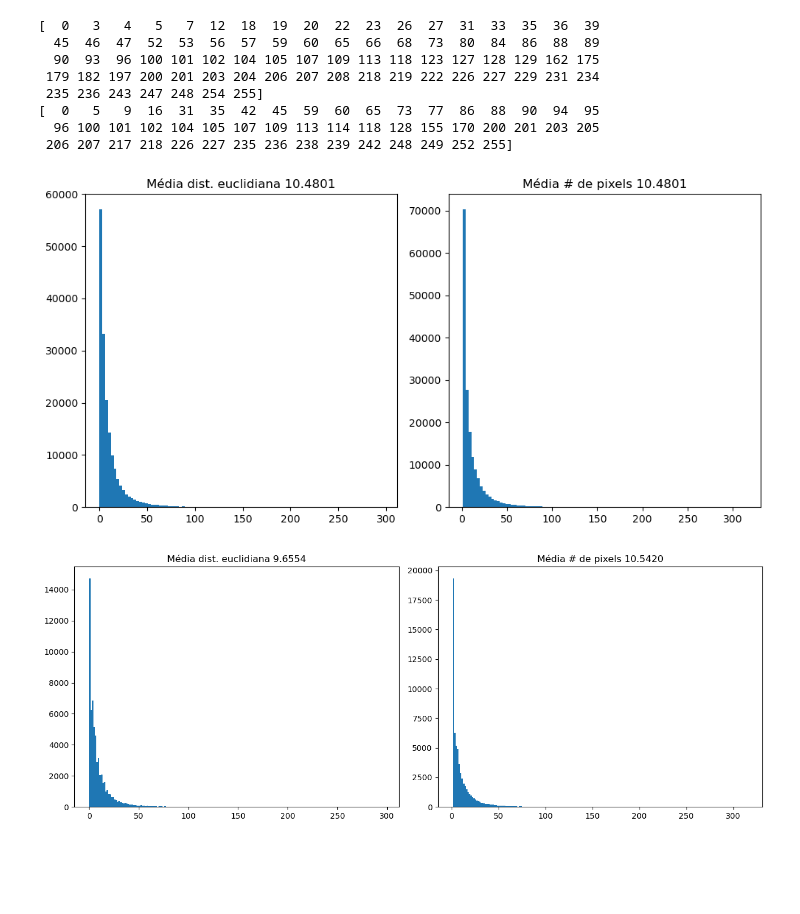
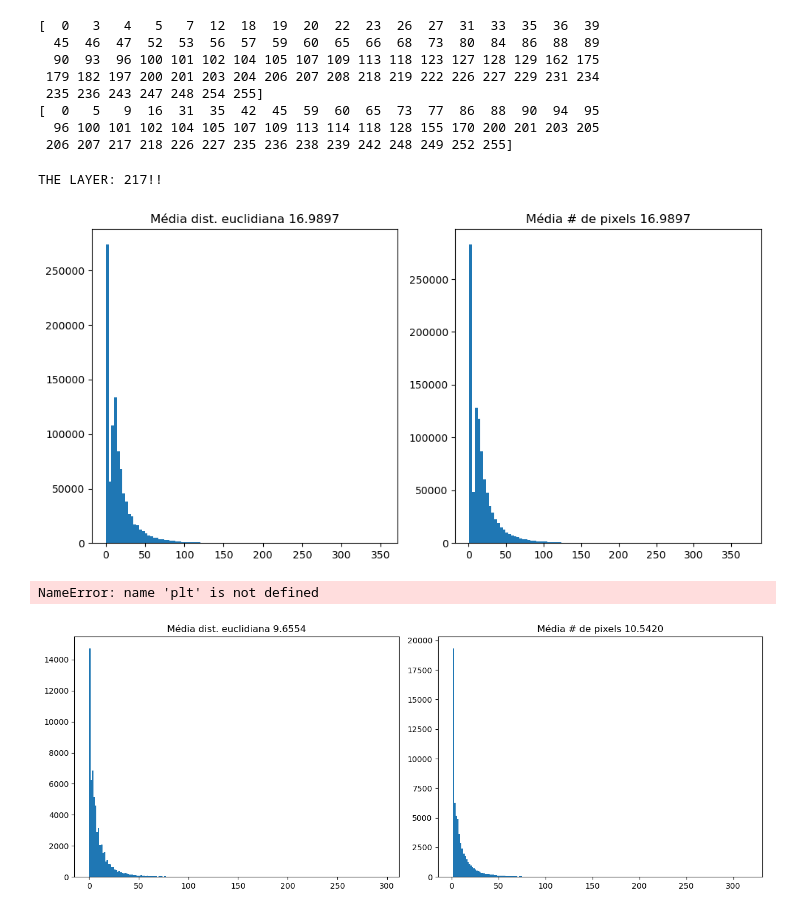
Before and after one commit to litc-ufmg/toronto-fibers, a Jupyter notebook: fiber_separation.ipynb, the cells around one changed output. Saved outputs shown, nothing was run; the diff lists cells and outputs as text; code cells hidden in the pictures; blank space fills up the shorter version.

```diff
--- a/fiber_separation.ipynb
+++ b/fiber_separation.ipynb
@@ -938,6 +938,8 @@ def calcula_comp_2d(esqueleto_separado_3d, eixo):
         euclid_dist = np.array([])
         branch_n_pixels = np.array([])
 
+        longest = 0
+
         # Itera em cada layer e atualiza os valores dos arrays
         for layer in range(n_layers):
             current_layer = esqueleto_separado_3d[:,:,layer]
@@ -946,26 +948,36 @@ def calcula_comp_2d(esqueleto_separado_3d, eixo):
             resume.drop_duplicates(subset='skeleton-id')
             euclid_dist = np.append(euclid_dist, resume['euclidean-distance'])
             branch_n_pixels = np.append(branch_n_pixels, resume['branch-distance'])
+            if np.max(resume['euclidean-distance']) > longest:
+                longest = np.max(resume['euclidean-distance'])
+                longest_fiber_layer = layer
+        print(f'THE LAYER: {longest_fiber_layer}!!')
         return euclid_dist, branch_n_pixels
 # %%
-skeleton_test = esqueletos_separados.copy()
+skeleton_test = esqueletos_separados[:, 128:900, 132:535].copy()
 
 euclid_dist, branch_n_pixels = calcula_comp_2d(skeleton_test, 'z')
 
 plt.figure(figsize=(10, 5))
 
 plt.subplot(1,2,1)
 plt.hist(euclid_dist, bins=100)
 plt.title(f'Média dist. euclidiana {np.mean(euclid_dist):.4f}')
 
 plt.subplot(1,2,2)
 plt.hist(branch_n_pixels, bins=100)
-plt.title(f'Média # de pixels {np.mean(euclid_dist):.4f}')
+plt.title(f'Média # de pixels {np.mean(branch_n_pixels):.4f}')
 
 plt.tight_layout()
 plt.show()
 # %% [output]
+THE LAYER: 217!!
-[figure, old version]
+[figure, new version]
+# %%
+plt.figure(dpi=300)
+plt.imshow(fibras_separadas[:,:,132+217])
+# %% [output]
+NameError: name 'plt' is not defined
 # %%
 euclid_dist, branch_n_pixels = calcula_comp_2d(skeleton_test[:,:,:100], 'z')
 
```
Also changed, not shown: parts of 6 cells of this notebook, 1 other file.
